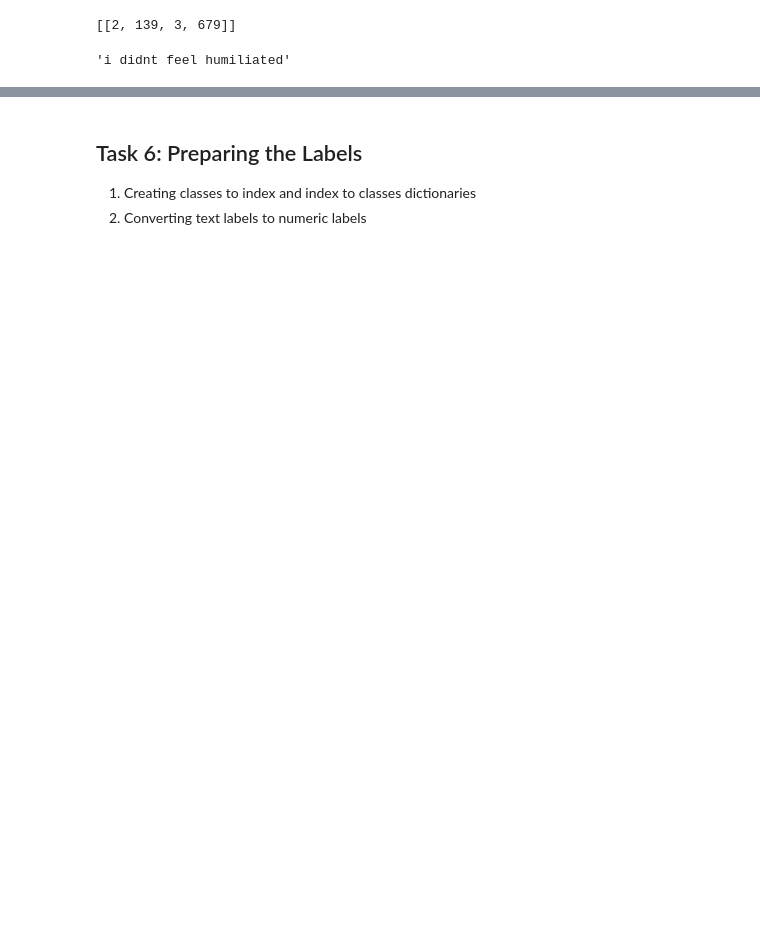
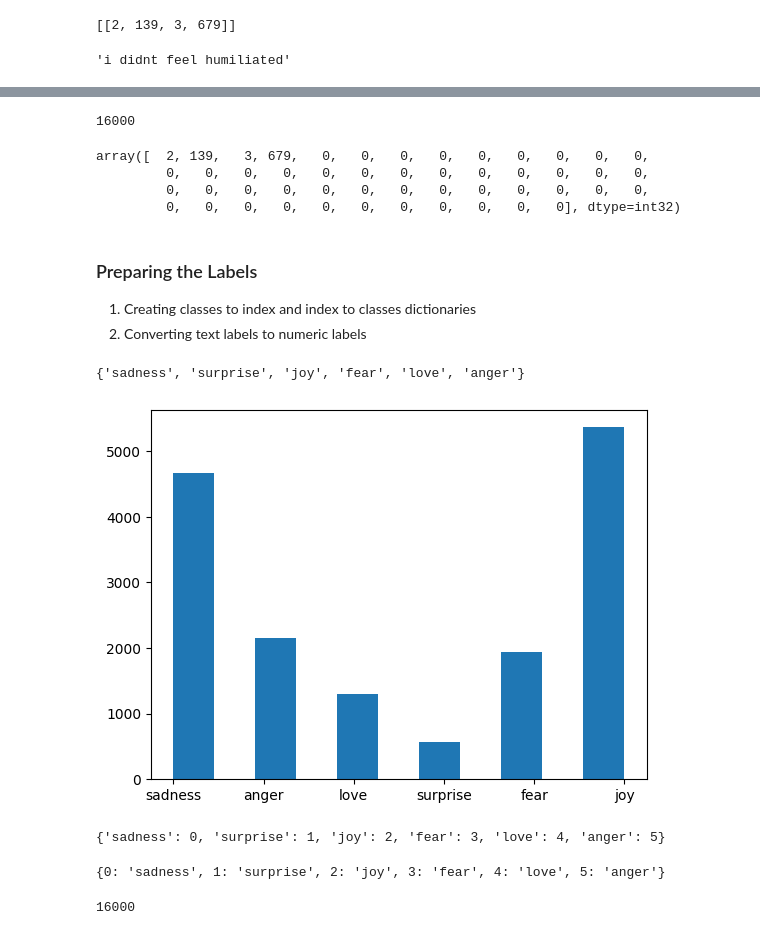
Before and after one commit to thecoolanika/TweetEmotionRecognition, a Jupyter notebook: Tweet_Emotion_Recognition_Learner.ipynb, the cells around one changed output, grey strips where cells are left out. Cells and saved outputs as stored; diff of their text form; code cells hidden in the pictures; blank space fills up the shorter version.

```diff
--- a/Tweet_Emotion_Recognition_Learner.ipynb
+++ b/Tweet_Emotion_Recognition_Learner.ipynb
@@ -134,5 +180,27 @@ tweets[0]
+# %%
+padded_train_seq = get_sequences(tokenizer, tweets)
+len(train)
+# %% [output]
+16000
+# %%
+padded_train_seq[0]
+# %% [output]
+array([  2, 139,   3, 679,   0,   0,   0,   0,   0,   0,   0,   0,   0,
+         0,   0,   0,   0,   0,   0,   0,   0,   0,   0,   0,   0,   0,
+         0,   0,   0,   0,   0,   0,   0,   0,   0,   0,   0,   0,   0,
+         0,   0,   0,   0,   0,   0,   0,   0,   0,   0,   0], dtype=int32)
 # %% [markdown]
-## Task 6: Preparing the Labels
+### Preparing the Labels
 
 1. Creating classes to index and index to classes dictionaries
 2. Converting text labels to numeric labels
+# %%
+classes = set(labels)
+print(classes)
+# %% [output]
+{'sadness', 'surprise', 'joy', 'fear', 'love', 'anger'}
+# %%
+plt.hist(labels, bins=11)
+plt.show()
+# %% [output]
+[figure, added]
@@ -138,0 +210,8 @@ tweets[0]
+# %%
+class_to_index
+# %% [output]
+{'sadness': 0, 'surprise': 1, 'joy': 2, 'fear': 3, 'love': 4, 'anger': 5}
+# %%
+index_to_class
+# %% [output]
+{0: 'sadness', 1: 'surprise', 2: 'joy', 3: 'fear', 4: 'love', 5: 'anger'}
@@ -139 +220,8 @@ tweets[0]
+# %%
+train_labels = names_to_ids(labels)
+train_labels = [x.item() for x in train_labels]
+len(labels)
+#(train_labels[0])
+# %% [output]
+16000
 # %% [markdown]
```
Also changed, not shown: parts of 21 cells of this notebook.
